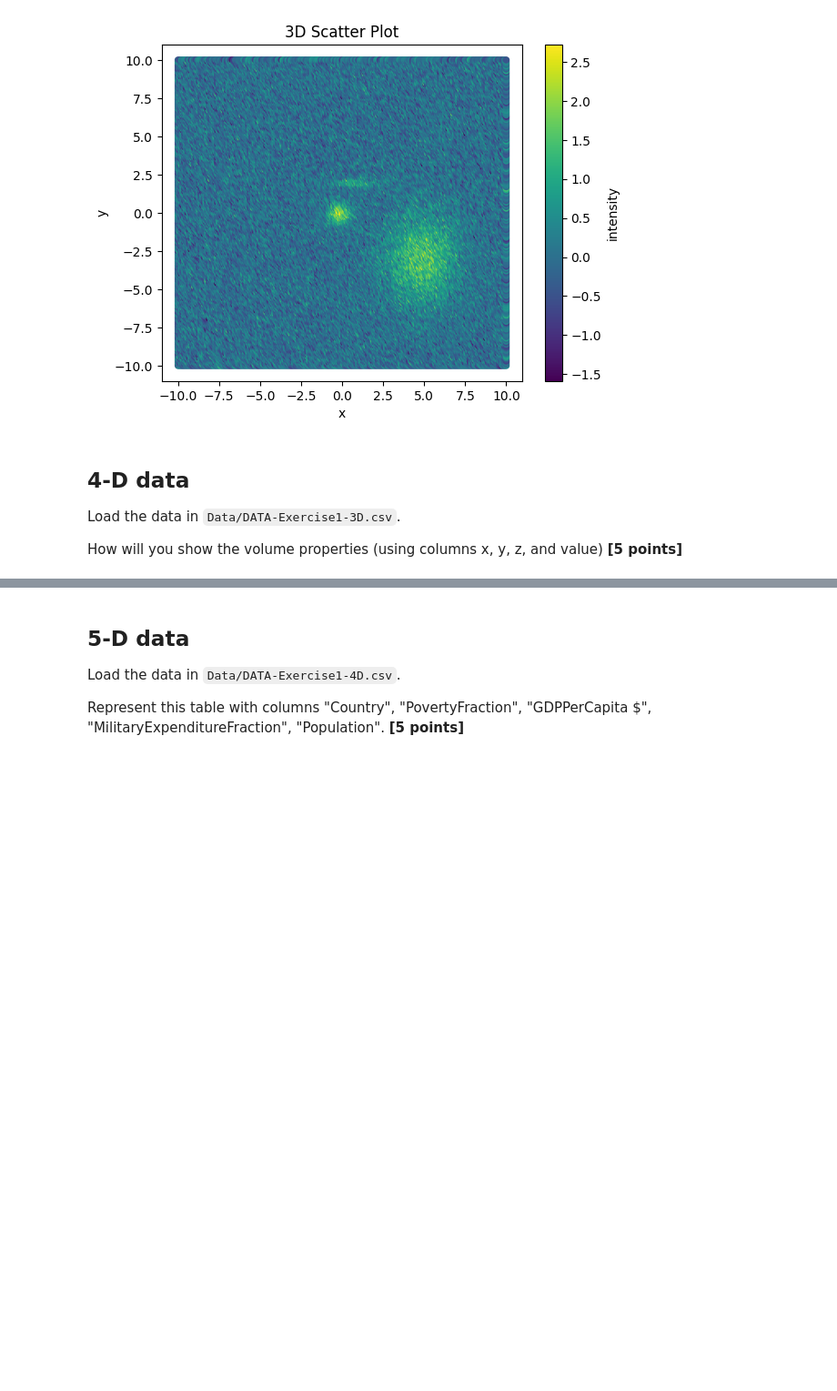
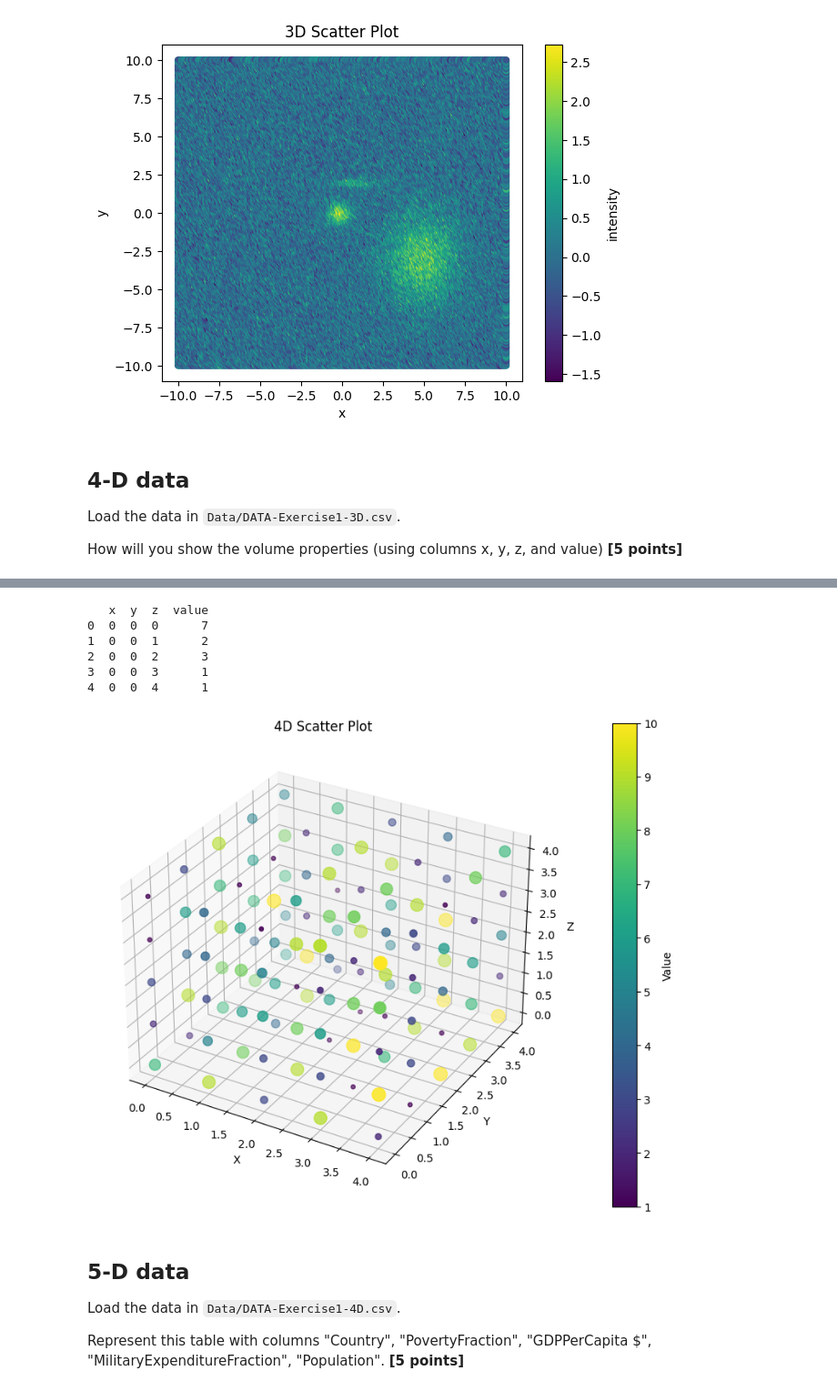
Before and after one commit to DAAP-Summer-2024/intro-to-data-structure-and-data-visualization-PhySicIst25, a Jupyter notebook: assignment_1.ipynb, the cells around one changed output, grey strips where cells are left out. Shown at 91% size. Saved outputs shown, nothing was run; the diff lists cells and outputs as text; code cells hidden in the pictures; blank space fills up the shorter version.

```diff
--- a/assignment_1.ipynb
+++ b/assignment_1.ipynb
@@ -501,3 +540,51 @@ How will you show the volume properties (using columns x, y, z, and value)  **[5
+# %%
+import pandas as pd
+import matplotlib.pyplot as plt
+from mpl_toolkits.mplot3d import Axes3D
+
+# Lade die Datei ohne Spaltennamen
+data_4d = pd.read_csv('Data/DATA-Exercise1-4D.csv', header=None)
+
+# Benenne die Spalten
+data_4d.columns = ['x', 'y', 'z', 'value']
+
+# Überprüfe die ersten Zeilen der Datei
+print(data_4d.head())
+
+# Erstelle eine 3D-Plot-Figur
+fig = plt.figure(figsize=(10, 8))
+ax = fig.add_subplot(111, projection='3d')
+
+# Scatter-Plot mit Farbe basierend auf der vierten Dimension (value)
+scatter = ax.scatter(
+    data_4d['x'],
+    data_4d['y'],
+    data_4d['z'],
+    c=data_4d['value'],
+    cmap='viridis',
+    s=15*data_4d['value']  # Punktgröße
+)
+
+# Farbleiste hinzufügen
+cbar = plt.colorbar(scatter, ax=ax, pad=0.1)
+cbar.set_label('Value')
+
+# Achsen beschriften
+ax.set_title('4D Scatter Plot')
+ax.set_xlabel('X')
+ax.set_ylabel('Y')
+ax.set_zlabel('Z')
+
+# Plot anzeigen
+plt.show()
+# %% [output]
+   x  y  z  value
+0  0  0  0      7
+1  0  0  1      2
+2  0  0  2      3
+3  0  0  3      1
+4  0  0  4      1
+[figure, added]
 # %% [markdown]
 ## 5-D data
 
```
Also changed, not shown: parts of 5 cells of this notebook, 1 other file.
